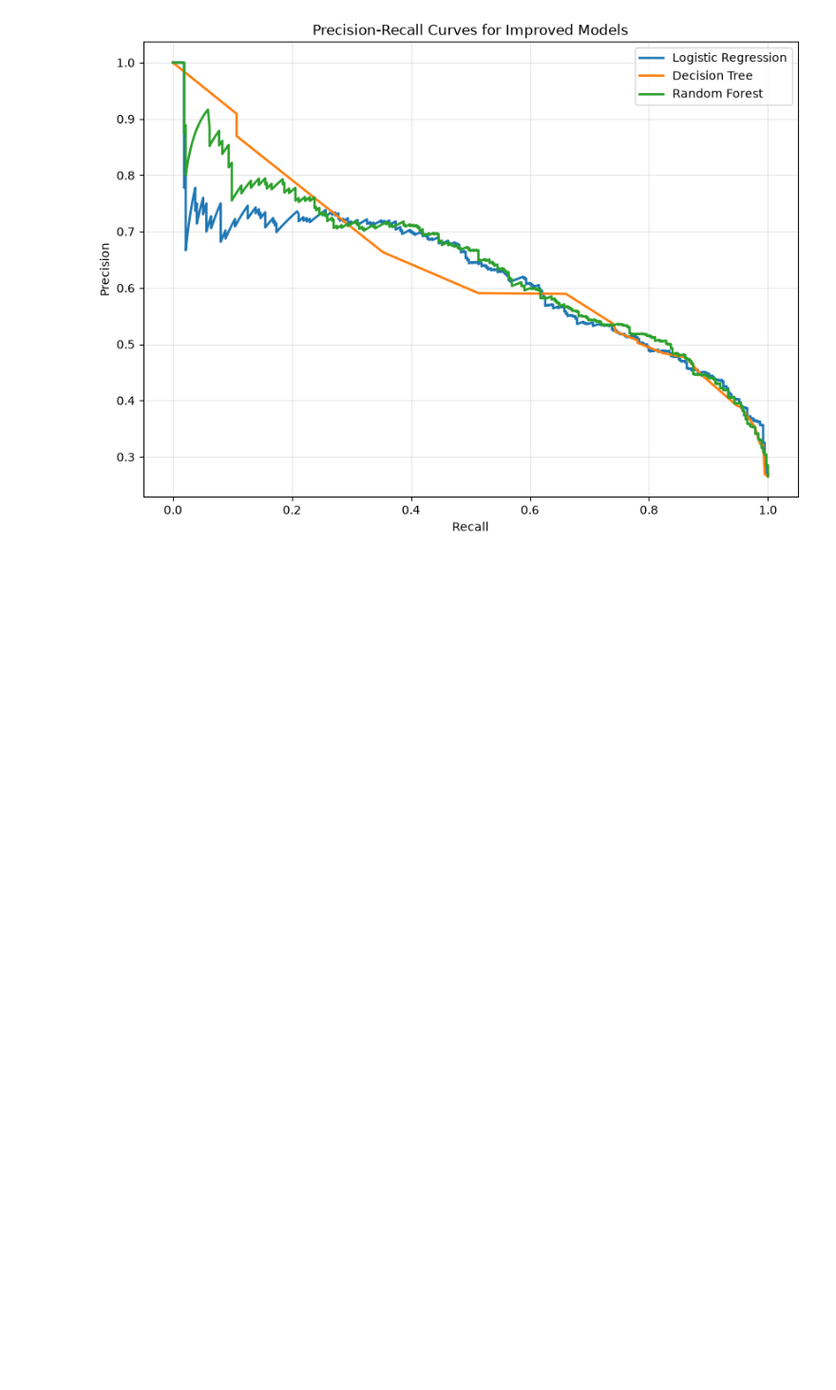
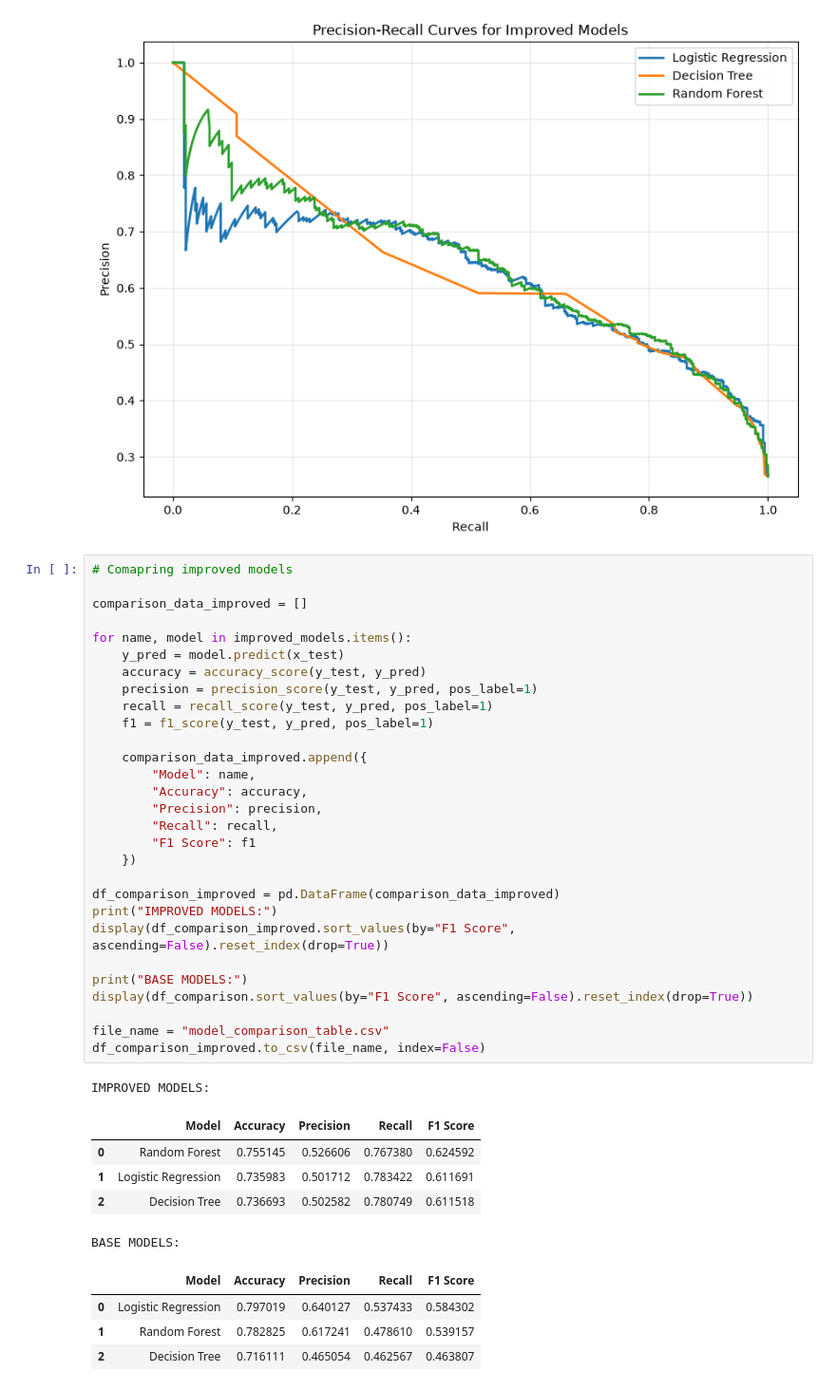
Before and after one commit to Clopo10/Customer_Churn_Prediction_models, a Jupyter notebook: deliverables/churn_prediction.ipynb, the cells around one changed output. Shown at 95% size. Saved outputs shown, nothing was run; the diff lists cells and outputs as text; blank space fills up the shorter version.

Commit message:
added model comparison

```diff
--- a/deliverables/churn_prediction.ipynb
+++ b/deliverables/churn_prediction.ipynb
@@ -333,3 +333,43 @@ plt.grid(alpha=0.3)
 plt.show()
 # %% [output]
 [figure]
+# %%
+# Comapring improved models
+
+comparison_data_improved = []
+
+for name, model in improved_models.items():
+    y_pred = model.predict(x_test)
+    accuracy = accuracy_score(y_test, y_pred)
+    precision = precision_score(y_test, y_pred, pos_label=1)
+    recall = recall_score(y_test, y_pred, pos_label=1)
+    f1 = f1_score(y_test, y_pred, pos_label=1)
+
+    comparison_data_improved.append({
+        "Model": name,
+        "Accuracy": accuracy,
+        "Precision": precision,
+        "Recall": recall,
+        "F1 Score": f1
+    })
+
+df_comparison_improved = pd.DataFrame(comparison_data_improved)
+print("IMPROVED MODELS:")
+display(df_comparison_improved.sort_values(by="F1 Score", ascending=False).reset_index(drop=True))
+
+print("BASE MODELS:")
+display(df_comparison.sort_values(by="F1 Score", ascending=False).reset_index(drop=True))
+
+file_name = "model_comparison_table.csv"
+df_comparison_improved.to_csv(file_name, index=False)
+# %% [output]
+IMPROVED MODELS:
+|  | Model | Accuracy | Precision | Recall | F1 Score |
+| 0 | Random Forest | 0.755145 | 0.526606 | 0.767380 | 0.624592 |
+| 1 | Logistic Regression | 0.735983 | 0.501712 | 0.783422 | 0.611691 |
+| 2 | Decision Tree | 0.736693 | 0.502582 | 0.780749 | 0.611518 |
+BASE MODELS:
+|  | Model | Accuracy | Precision | Recall | F1 Score |
+| 0 | Logistic Regression | 0.797019 | 0.640127 | 0.537433 | 0.584302 |
+| 1 | Random Forest | 0.782825 | 0.617241 | 0.478610 | 0.539157 |
+| 2 | Decision Tree | 0.716111 | 0.465054 | 0.462567 | 0.463807 |
```
Also changed, not shown: 1 other file.
